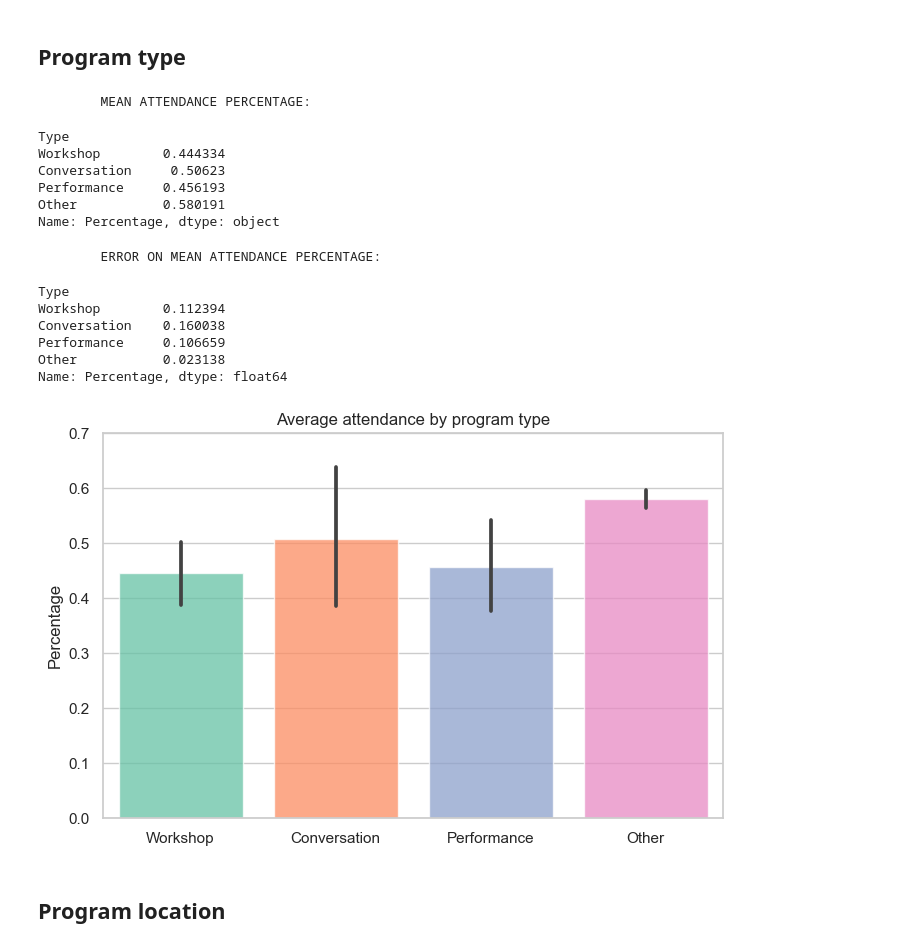
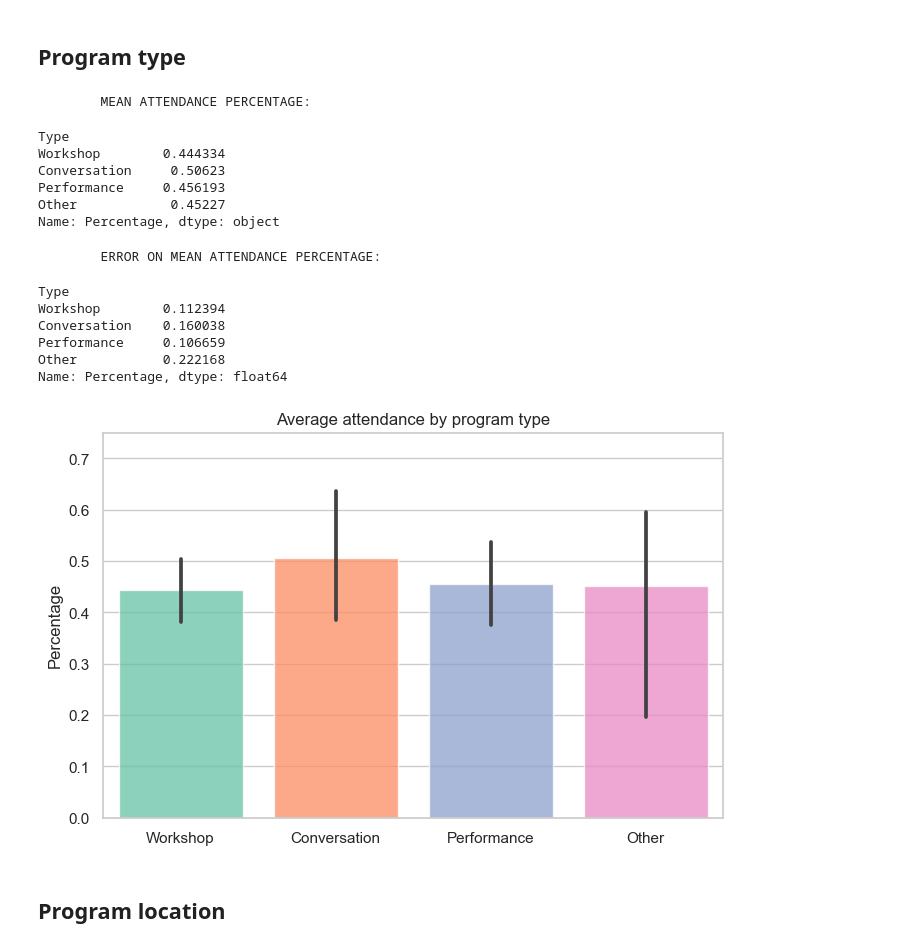
Before and after one commit to abigailStev/altru-shenanigans, a Jupyter notebook: quant_sandbox-foodfight.ipynb, the cells around one changed output. Cells and saved outputs as stored; diff of their text form; code cells hidden in the pictures.

```diff
--- a/quant_sandbox-foodfight.ipynb
+++ b/quant_sandbox-foodfight.ipynb
@@ -173,6 +173,8 @@ if programs['Location'].str.contains('STEM').any():
     programs['Location'].replace("STEM Teaching and Learning Facility", "STEM", inplace=True)
 if programs['Location'].str.contains('Valley').any():
     programs['Location'].replace("Valley Court Park", "Valley Ct", inplace=True)
+if programs['Location'].str.contains('Organic Farm').any():
+    programs['Location'].replace("MSU Student Organic Farm", "SOF", inplace=True)
 display(programs)
 # %% [output]
 |  | Name | Type | Location | Date | Time | Day | Capacity | Preregistered | Attended | Percentage |
@@ -272,23 +274,23 @@ Type
 Workshop        0.444334
 Conversation     0.50623
 Performance     0.456193
-Other           0.580191
+Other            0.45227
 Name: Percentage, dtype: object
         ERROR ON MEAN ATTENDANCE PERCENTAGE:
 Type
 Workshop        0.112394
 Conversation    0.160038
 Performance     0.106659
-Other           0.023138
+Other           0.222168
 Name: Percentage, dtype: float64
 # %%
 fig, ax = plt.subplots(figsize=(8,5))
 sns.set_palette("Set2")
 fig = sns.barplot(data=programs.sort_values('Type'), x='Type', y='Percentage', saturation=1, alpha=0.75)
-ax.set(xlabel="", ylabel="Percentage", ylim=(0, 0.7), title='Average attendance by program type')
+ax.set(xlabel="", ylabel="Percentage", ylim=(0, 0.75), title='Average attendance by program type')
 plt.show()
 # %% [output]
-[figure, old version]
+[figure, new version]
 # %% [markdown]
 ## Program location
 # %% [markdown]
```
Also changed, not shown: parts of 23 cells of this notebook.
